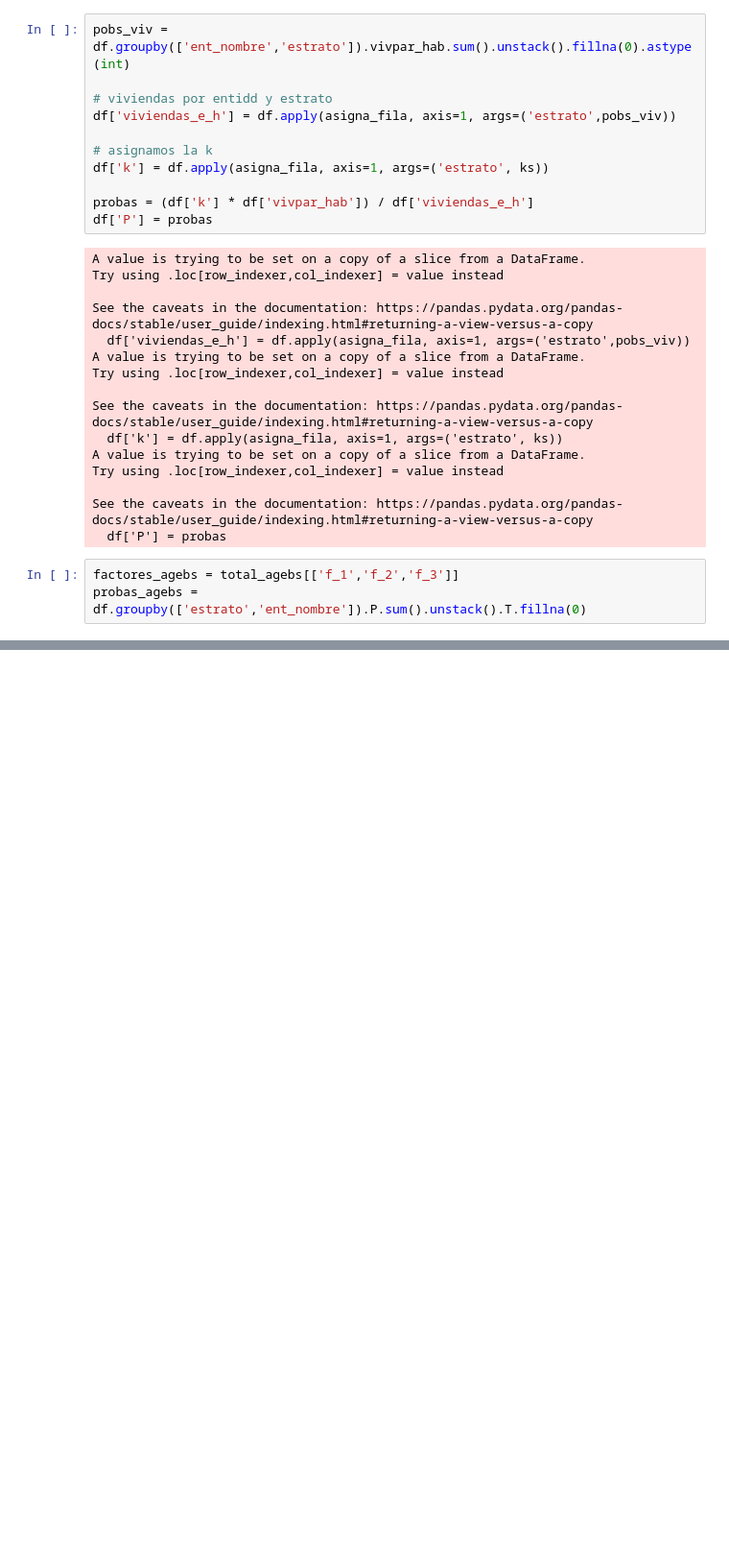
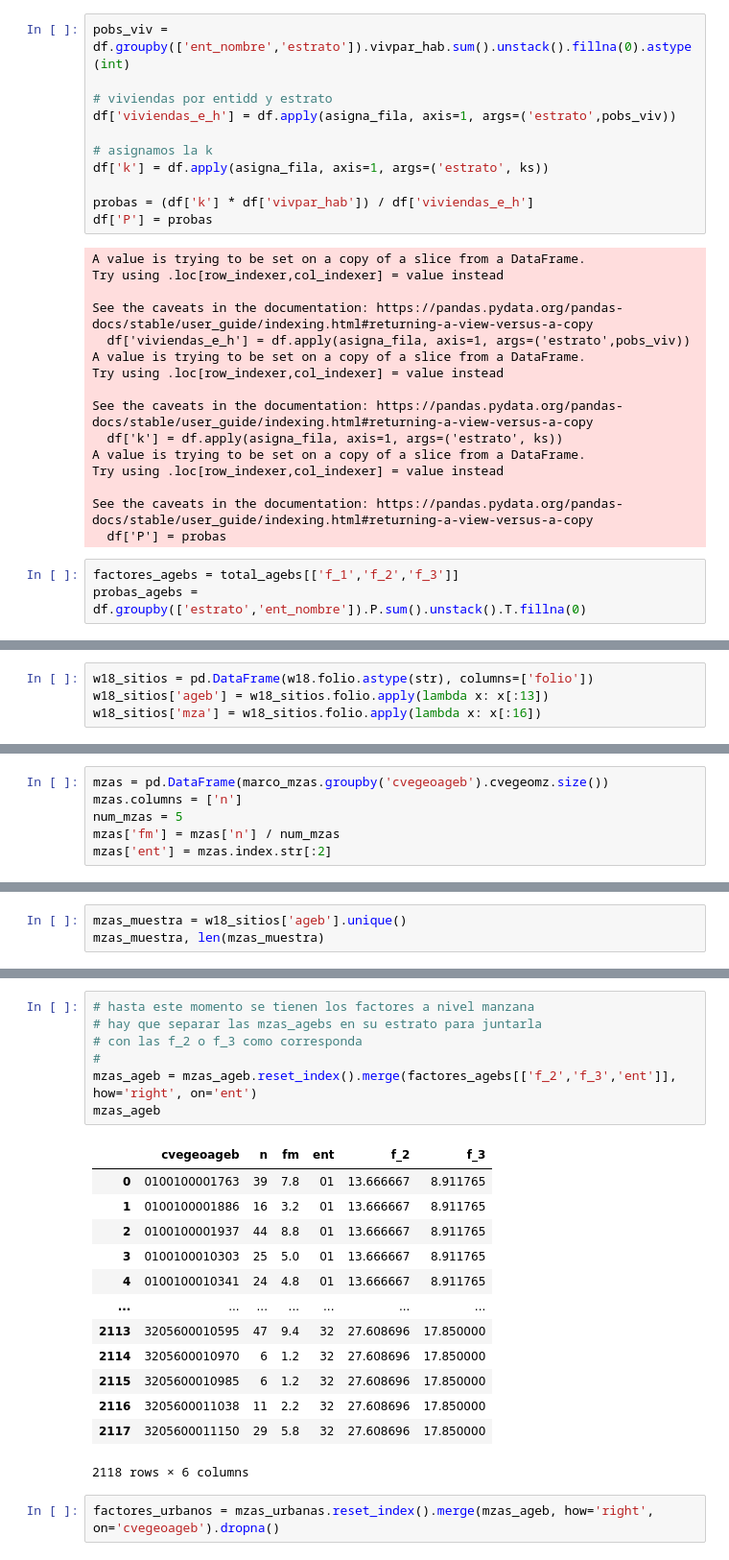
Before and after one commit to sergiohzlz/enasama_factores, a Jupyter notebook: 02_analisis_marco_probabilidades.ipynb, the cells around one changed output, grey strips where cells are left out. Shown at 96% size. Saved outputs shown, nothing was run; the diff lists cells and outputs as text; blank space fills up the shorter version.

```diff
--- a/02_analisis_marco_probabilidades.ipynb
+++ b/02_analisis_marco_probabilidades.ipynb
@@ -420,0 +465,4 @@ df
+# %%
+w18_sitios = pd.DataFrame(w18.folio.astype(str), columns=['folio'])
+w18_sitios['ageb'] = w18_sitios.folio.apply(lambda x: x[:13])
+w18_sitios['mza'] = w18_sitios.folio.apply(lambda x: x[:16])
@@ -420,0 +477,6 @@ df
+# %%
+mzas = pd.DataFrame(marco_mzas.groupby('cvegeoageb').cvegeomz.size())
+mzas.columns = ['n']
+num_mzas = 5
+mzas['fm'] = mzas['n'] / num_mzas
+mzas['ent'] = mzas.index.str[:2]
@@ -420,0 +500,3 @@ df
+# %%
+mzas_muestra = w18_sitios['ageb'].unique()
+mzas_muestra, len(mzas_muestra)
@@ -420,0 +693,23 @@ df
+# %%
+# hasta este momento se tienen los factores a nivel manzana
+# hay que separar las mzas_agebs en su estrato para juntarla
+# con las f_2 o f_3 como corresponda
+#
+mzas_ageb = mzas_ageb.reset_index().merge(factores_agebs[['f_2','f_3','ent']], how='right', on='ent')
+mzas_ageb
+# %% [output]
+|  | cvegeoageb | n | fm | ent | f_2 | f_3 |
+| 0 | 0100100001763 | 39 | 7.8 | 01 | 13.666667 | 8.911765 |
+| 1 | 0100100001886 | 16 | 3.2 | 01 | 13.666667 | 8.911765 |
+| 2 | 0100100001937 | 44 | 8.8 | 01 | 13.666667 | 8.911765 |
+| 3 | 0100100010303 | 25 | 5.0 | 01 | 13.666667 | 8.911765 |
+| 4 | 0100100010341 | 24 | 4.8 | 01 | 13.666667 | 8.911765 |
+| ... | ... | ... | ... | ... | ... | ... |
+| 2113 | 3205600010595 | 47 | 9.4 | 32 | 27.608696 | 17.850000 |
+| 2114 | 3205600010970 | 6 | 1.2 | 32 | 27.608696 | 17.850000 |
+| 2115 | 3205600010985 | 6 | 1.2 | 32 | 27.608696 | 17.850000 |
+| 2116 | 3205600011038 | 11 | 2.2 | 32 | 27.608696 | 17.850000 |
+| 2117 | 3205600011150 | 29 | 5.8 | 32 | 27.608696 | 17.850000 |
+2118 rows × 6 columns
+# %%
+factores_urbanos = mzas_urbanas.reset_index().merge(mzas_ageb, how='right', on='cvegeoageb').dropna()
```
Also changed, not shown: parts of 42 cells of this notebook.
